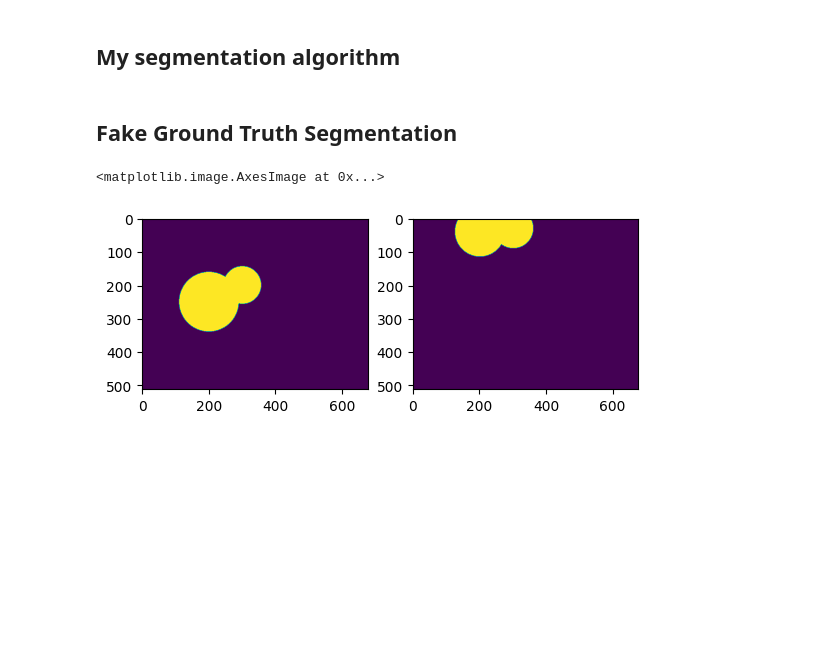
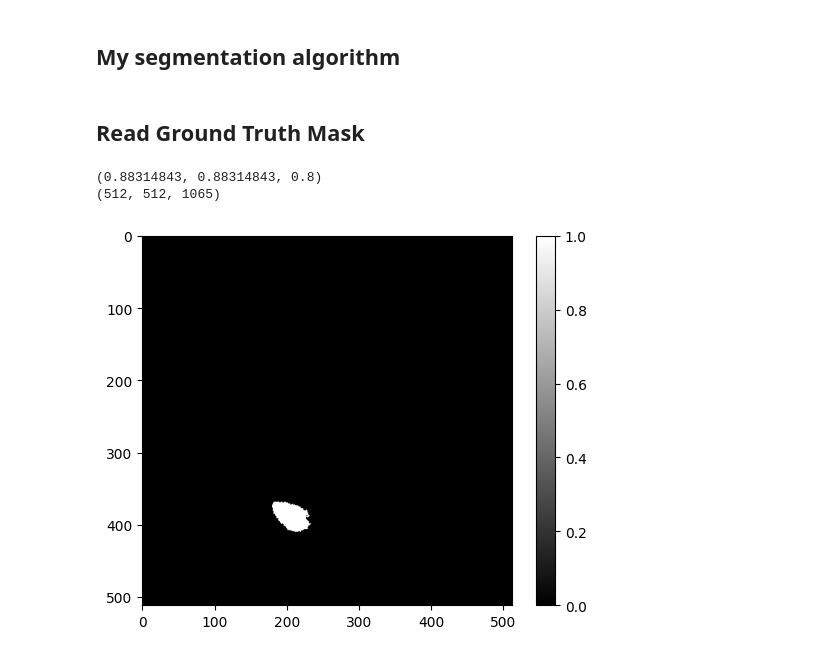
Before and after one commit to mjirik/zdo2025, a Jupyter notebook: ZDO2025.ipynb, the cells around one changed output. Saved outputs shown, nothing was run; the diff lists cells and outputs as text; code cells hidden in the pictures; blank space fills up the shorter version.

Commit message:
GT segmentation

```diff
--- a/ZDO2025.ipynb
+++ b/ZDO2025.ipynb
@@ -150,31 +153,24 @@ plt.show()
 # %%
 seg = datap.data3d > 55
 # %% [markdown]
-## Fake Ground Truth Segmentation
+## Read Ground Truth Mask
-# %%
-# fake_segmentation = np.zeros_like(dp_liver.data3d)
-
-
-center = [40, 300, 200]
-r = 30
-
-sh = datap.data3d.shape
-def make_sphere(r, center, shape):
-    sh = shape
-    xx,yy,zz = np.meshgrid(list(range(sh[0])), list(range(sh[1])), list(range(sh[2])), indexing='ij')
-    fake_gt = (xx-center[0])**2 + (yy-center[1])**2 + (zz-center[2])**2 - r**2
-    return fake_gt < 0
-
-sph = make_sphere(90, [40, 250, 200], sh)
-sph += make_sphere(60, [30, 200, 300], sh)
-
-fake_gt = sph
-
- # fake_segmentation = skimage.morphology.ball(30)
-# plt.imshow(fake_segmentation[40,:,:])
-fig, axs = plt.subplots(1, 2)
-axs[0].imshow(fake_gt[50,:,:])
-axs[1].imshow(fake_gt[:,200,:], aspect=datap.voxelsize_mm[0]/datap.voxelsize_mm[1])
-# %% [output]
-<matplotlib.image.AxesImage at 0x...>
-[figure, removed]
+# %%
+dataset_annotation_path = Path(os.environ.get("DATA_PP", default="/storage/plzen4-ntis/projects/korpusy_cv/ZDO/ZDO2025/pilsen_pigs_all/transplantation_nii_transposed_zdo_annotation"))
+assert dataset_annotation_path.exists(), "Data not found"
+
+fna = list(dataset_annotation_path.glob("**/*.nii.gz"))[0]
+datap_ann = io3d.read(fna)
+# size of voxel
+print(datap_ann.voxelsize_mm)
+print(datap_ann.data3d.shape)
+gt_segmentation = datap_ann.data3d
+# %% [output]
+(0.88314843, 0.88314843, 0.8)
+(512, 512, 1065)
+# %%
+i = 450
+plt.imshow(datap_ann.data3d[:,:,i], cmap="gray")
+plt.colorbar()
+plt.show()
+# %% [output]
+[figure, added]
```
Also changed, not shown: parts of 15 cells of this notebook.
